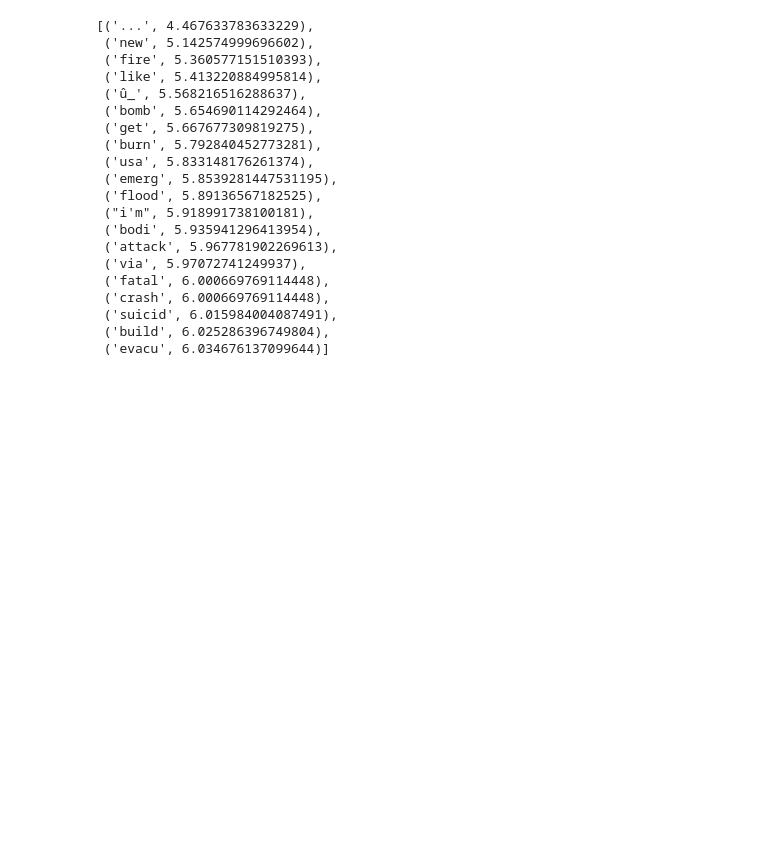
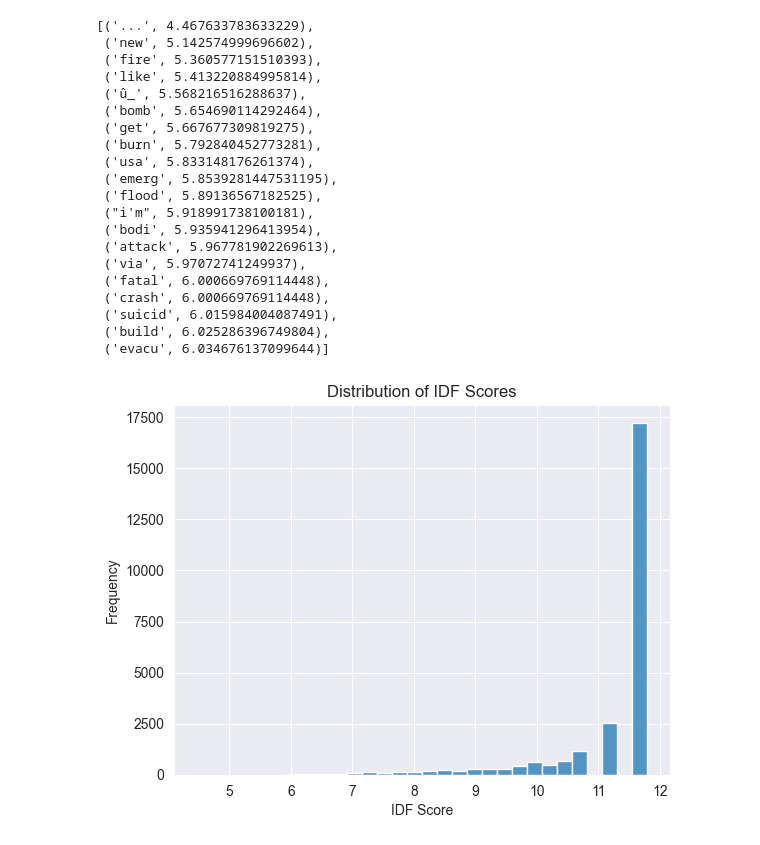
Before and after one commit to kimdamitung/NaturalLanguageProcessing, a Jupyter notebook: Nhom14/naturallanguageprocessing.ipynb, the cells around one changed output. Drawn from its saved outputs; the diff is of its cells as text; code cells hidden in the pictures; blank space fills up the shorter version.

```diff
--- a/Nhom14/naturallanguageprocessing.ipynb
+++ b/Nhom14/naturallanguageprocessing.ipynb
@@ -124,6 +160,15 @@ list(reversed(idf.most_common()))[:20]
  ('suicid', 6.015984004087491),
  ('build', 6.025286396749804),
  ('evacu', 6.034676137099644)]
+# %%
+idf_values = [score for word, score in idf.most_common()]
+sns.histplot(idf_values, bins=30)
+plt.xlabel('IDF Score')
+plt.ylabel('Frequency')
+plt.title('Distribution of IDF Scores')
+plt.show()
+# %% [output]
+[figure, added]
 # %%
 def extract_features(df, freqs, use_idf=True, use_log=True, **kwargs) -> np.array:
     features = []
```
Also changed, not shown: parts of 12 cells of this notebook, 12 other files.
